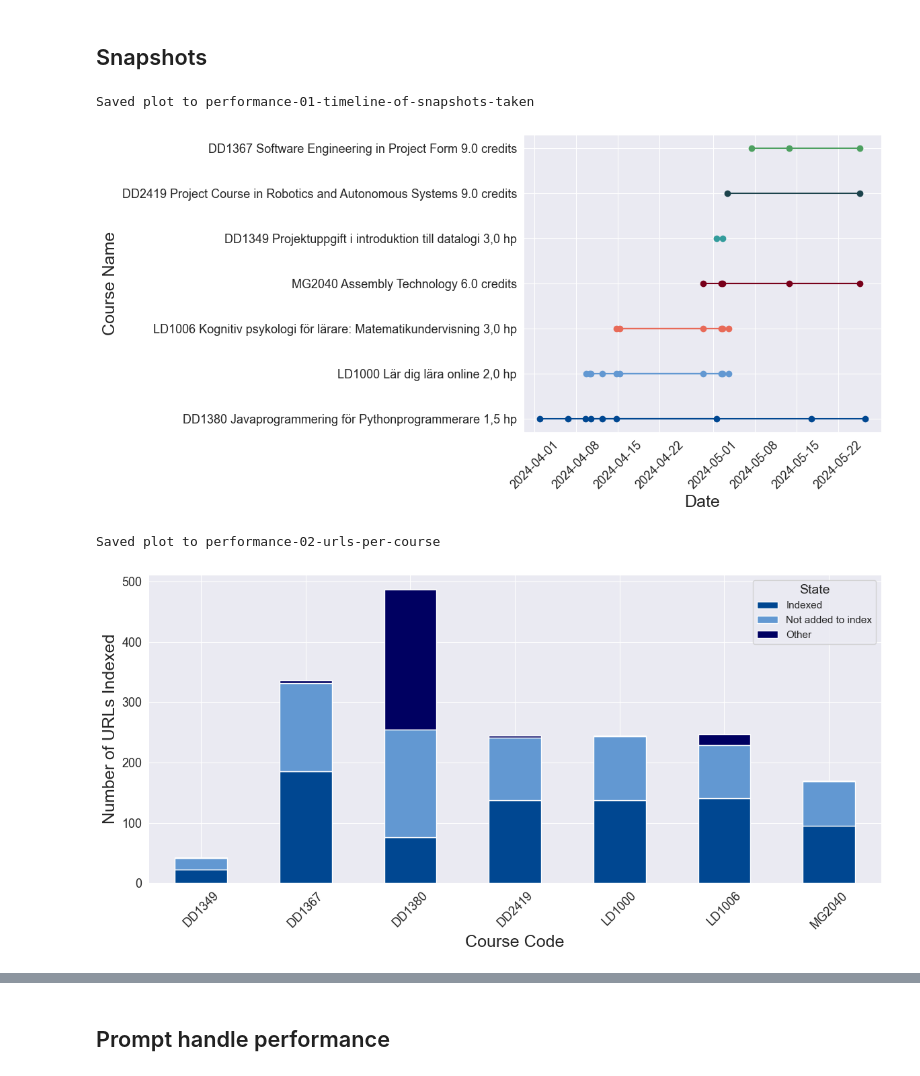
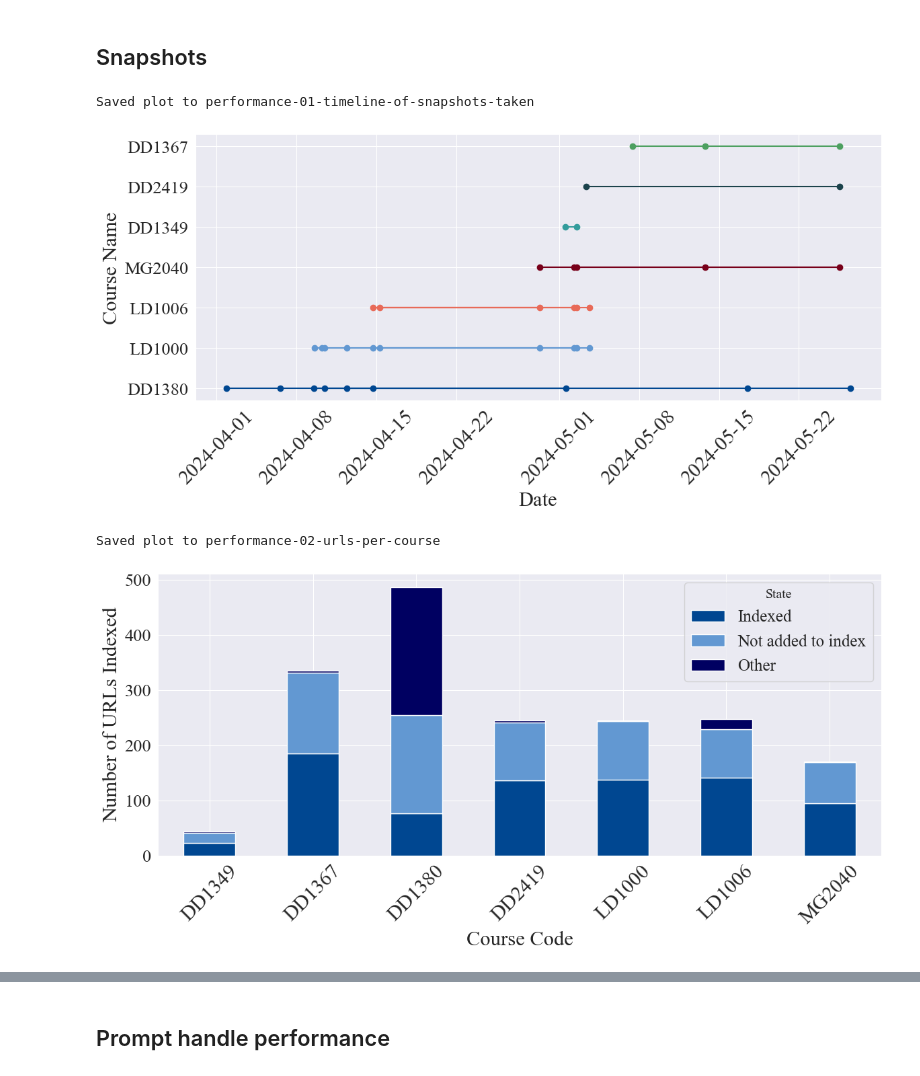
Before and after one commit to nattvara/DA231X, a Jupyter notebook: results/notebooks/performance.ipynb, the cells around one changed output, grey strips where cells are left out. Drawn from its saved outputs; the diff is of its cells as text; code cells hidden in the pictures.

```diff
--- a/results/notebooks/performance.ipynb
+++ b/results/notebooks/performance.ipynb
@@ -13,14 +13,14 @@ import pandas as pd
 # %% [markdown]
 ## Configuration
 # %%
-plt.rcParams['font.family'] = 'Arial'
+plt.rcParams['font.family'] = 'Times New Roman'
 plt.rcParams['font.size'] = 14
-plt.rcParams['axes.titlesize'] = 18
-plt.rcParams['axes.labelsize'] = 18
-plt.rcParams['xtick.labelsize'] = 13
-plt.rcParams['ytick.labelsize'] = 13
-plt.rcParams['legend.fontsize'] = 11
-plt.rcParams['figure.titlesize'] = 18
+plt.rcParams['axes.titlesize'] = 22
+plt.rcParams['axes.labelsize'] = 22
+plt.rcParams['xtick.labelsize'] = 22
+plt.rcParams['ytick.labelsize'] = 19
+plt.rcParams['legend.fontsize'] = 18
+plt.rcParams['figure.titlesize'] = 26
 # %%
 def set_custom_palette(palette_id):
     palettes = {
@@ -107,33 +107,34 @@ None
 # %%
 df_snapshots = dataframes['snapshots']
 df_courses = dataframes['courses']
 
 df_snapshots_filtered = df_snapshots[~df_snapshots['course_id'].isin(exclude_courses)]
 df_snapshots_with_names = pd.merge(df_snapshots_filtered, df_courses, left_on='course_id', right_on='id', how='left', suffixes=('', '_course'))
 
 course_id_to_name = dict(zip(df_courses['id'], df_courses['name']))
 
 df_snapshots_with_names['course_name'] = df_snapshots_with_names['course_id'].map(course_id_to_name)
+df_snapshots_with_names['course_name'] = df_snapshots_with_names['course_name'].str.split().str[0]
 
 sorted_courses = df_snapshots_with_names.groupby('course_name')['created_at'].min().sort_values().index
 
 set_custom_palette(7)
 plt.figure(figsize=(12, 6))
 
 for course_name in sorted_courses:
     group = df_snapshots_with_names[df_snapshots_with_names['course_name'] == course_name]
     plt.plot(group['created_at'], group['course_name'], marker='o', linestyle='-', label=course_name)
 
 plt.xlabel('Date')
 plt.ylabel('Course Name')
 plt.grid(True)
 plt.xticks(rotation=45)
 plt.tight_layout()
 save_plot(plt, f"performance-01-timeline-of-snapshots-taken", f"Timeline for each snapshot taken of the courses participating in the study.", f"fig:performance_01_timeline_of_snapshots_taken")
 plt.show()
 # %% [output]
 Saved plot to performance-01-timeline-of-snapshots-taken
-[figure, old version]
+[figure, new version]
 # %%
 df_snapshots = dataframes['snapshots']
 df_courses = dataframes['courses']
@@ -172,7 +173,7 @@ save_plot(plt, f"performance-02-urls-per-course", f"Number of URLs included in t
 plt.show()
 # %% [output]
 Saved plot to performance-02-urls-per-course
-[figure, old version]
+[figure, new version]
 # %%
 df_snapshots = dataframes['snapshots']
 df_courses = dataframes['courses']
```
Also changed, not shown: parts of 5 cells of this notebook, 32 other files.
